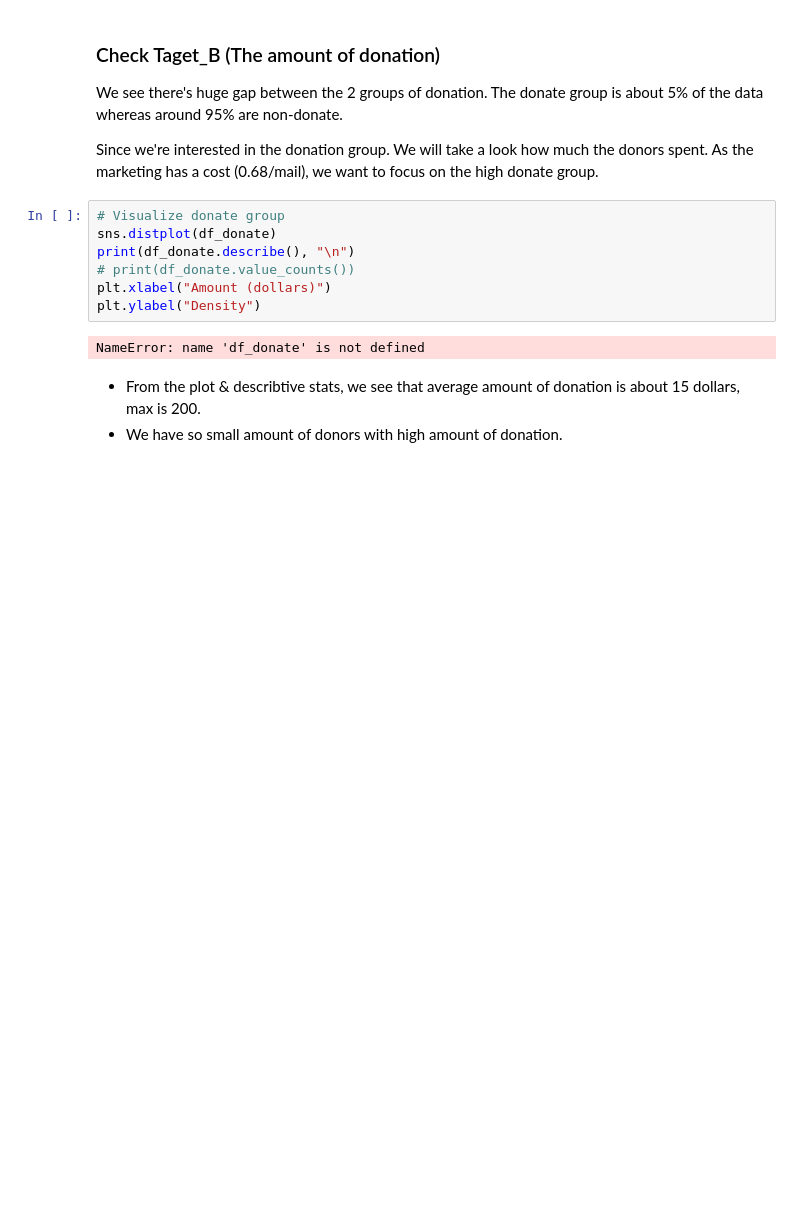
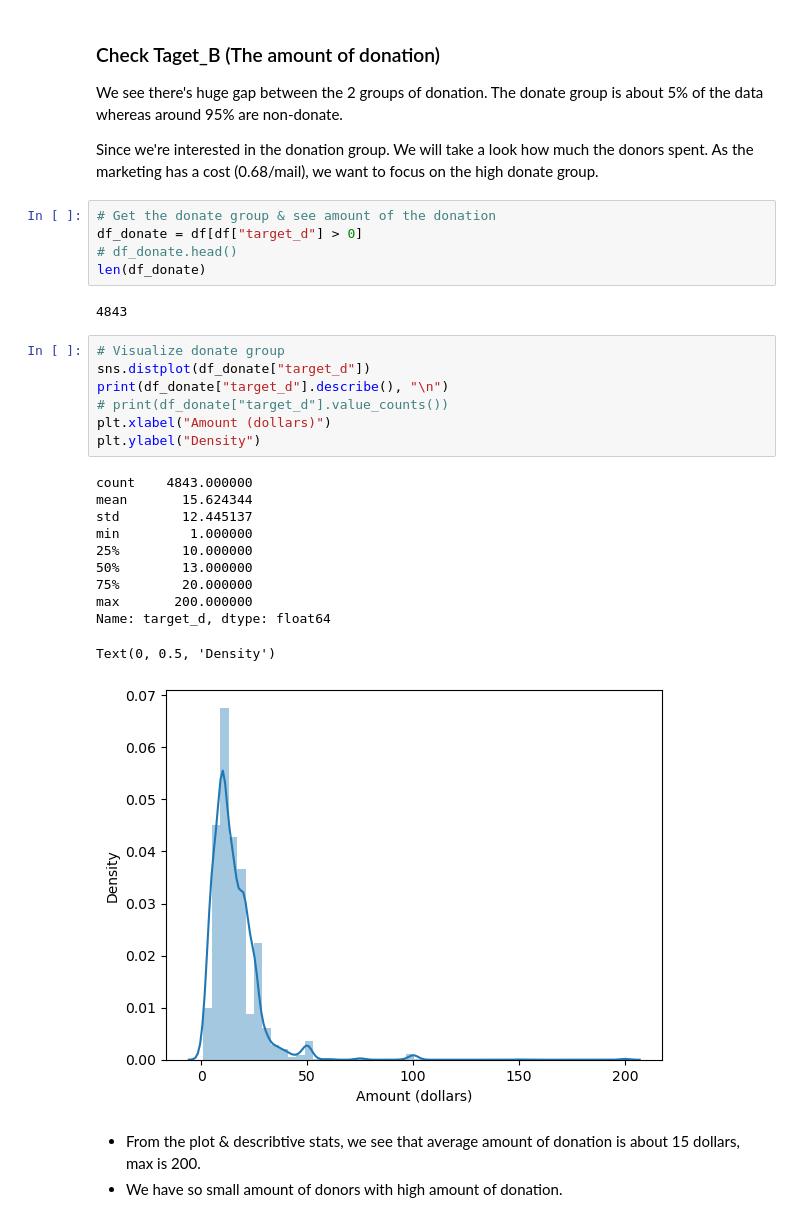
Before and after one commit to suphawadeeth/Data-Analytics-Ironhack, a Jupyter notebook: unit-7/lab-revisiting-machine-learning/revisiting-machine-learning.ipynb, the cells around one changed output. Saved outputs shown, nothing was run; the diff lists cells and outputs as text; blank space fills up the shorter version.

```diff
--- a/unit-7/lab-revisiting-machine-learning/revisiting-machine-learning.ipynb
+++ b/unit-7/lab-revisiting-machine-learning/revisiting-machine-learning.ipynb
@@ -186,15 +186,32 @@ We see there's huge gap between the 2 groups of donation. The donate group is ab
 
 Since we're interested in the donation group. We will take a look how much the donors spent.
 As the marketing has a cost (0.68/mail), we want to focus on the high donate group.
+# %%
+# Get the donate group & see amount of the donation
+df_donate = df[df["target_d"] > 0]
+# df_donate.head()
+len(df_donate)
+# %% [output]
+4843
 # %%
 # Visualize donate group
-sns.distplot(df_donate)
-print(df_donate.describe(), "\n")
-# print(df_donate.value_counts())
+sns.distplot(df_donate["target_d"])
+print(df_donate["target_d"].describe(), "\n")
+# print(df_donate["target_d"].value_counts())
 plt.xlabel("Amount (dollars)")
 plt.ylabel("Density")
 # %% [output]
-NameError: name 'df_donate' is not defined
+count    4843.000000
+mean       15.624344
+std        12.445137
+min         1.000000
+25%        10.000000
+50%        13.000000
+75%        20.000000
+max       200.000000
+Name: target_d, dtype: float64
+Text(0, 0.5, 'Density')
+[figure, added]
 # %% [markdown]
 - From the plot & describtive stats, we see that average amount of donation is about 15 dollars, max is 200.
 - We have so small amount of donors with high amount of donation.
```
Also changed, not shown: parts of 4 cells of this notebook.
